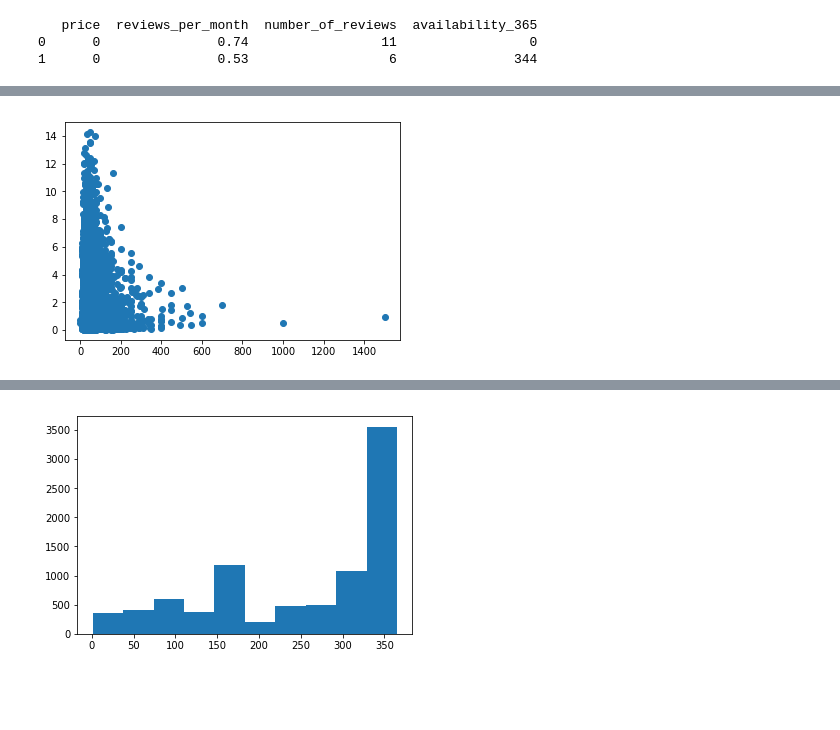
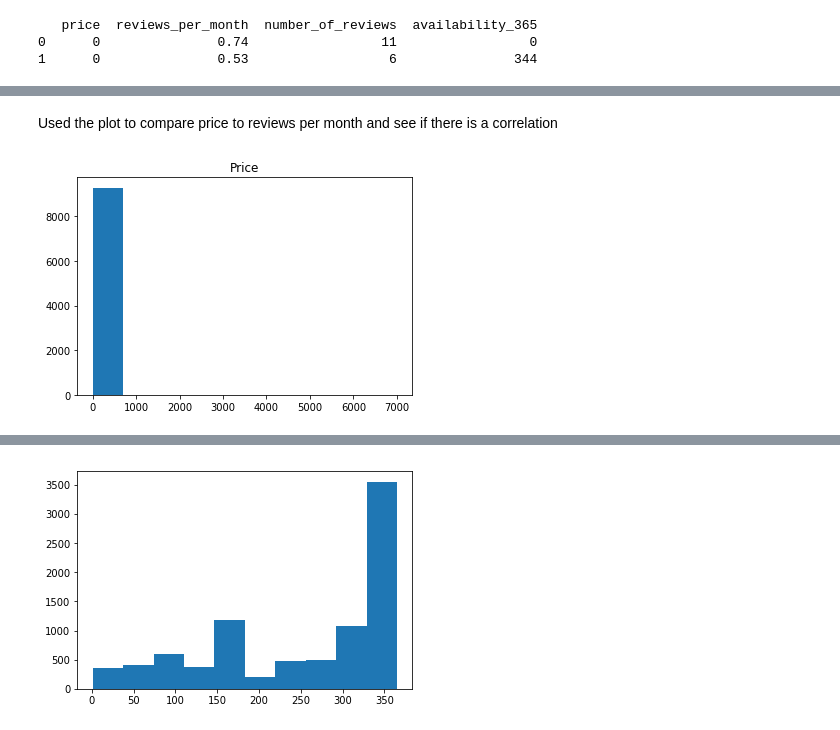
Before and after one commit to emett75/Unit-1-Capstone, a Jupyter notebook: Unit 1 Capstone.ipynb, the cells around one changed output, grey strips where cells are left out. Cells and saved outputs as stored; diff of their text form; code cells hidden in the pictures; blank space fills up the shorter version.

```diff
--- a/Unit 1 Capstone.ipynb
+++ b/Unit 1 Capstone.ipynb
@@ -84,5 +106,9 @@ print(athens.loc[athens.price == 0])
+# %% [markdown]
+Used the plot to compare price to reviews per month and see if there is a correlation
 # %%
-plt.scatter(athens['price'], athens['reviews_per_month'])
+plt.hist(athens.price)
+plt.title('Price')
 plt.show()
+#attempted to look at price
 # %% [output]
-[figure, old version]
+[figure, new version]
```
Also changed, not shown: parts of 79 cells of this notebook.
